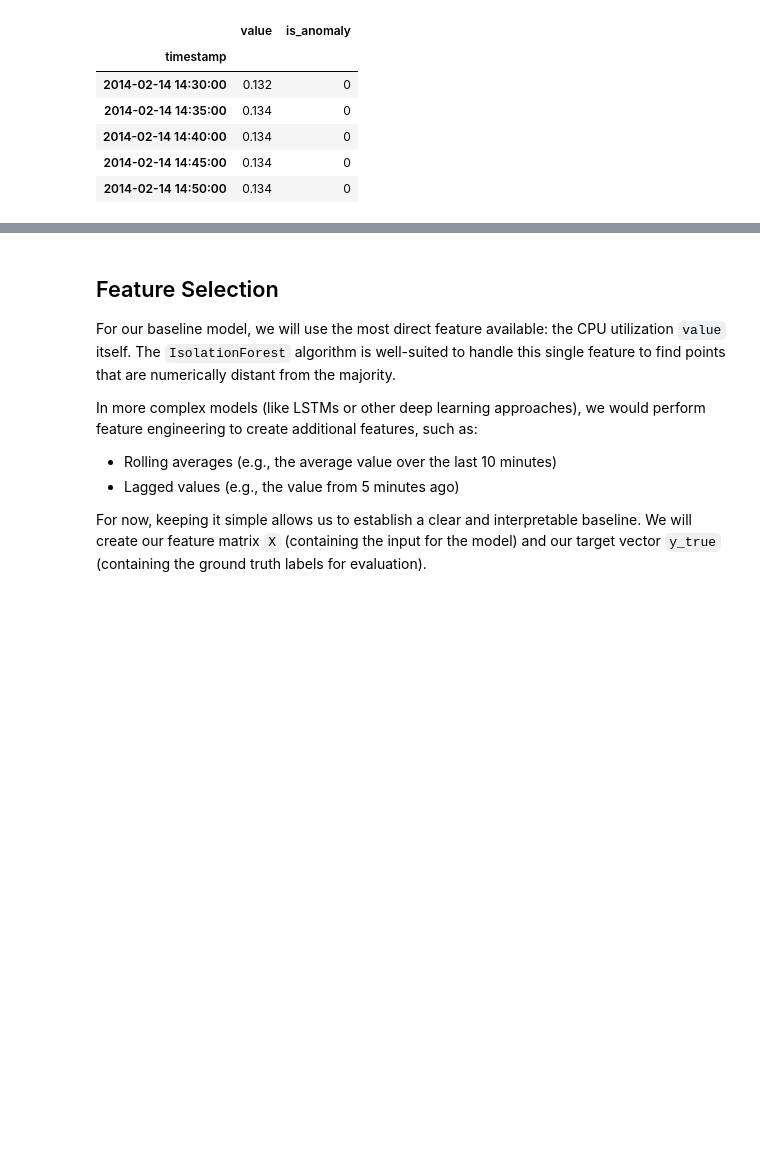
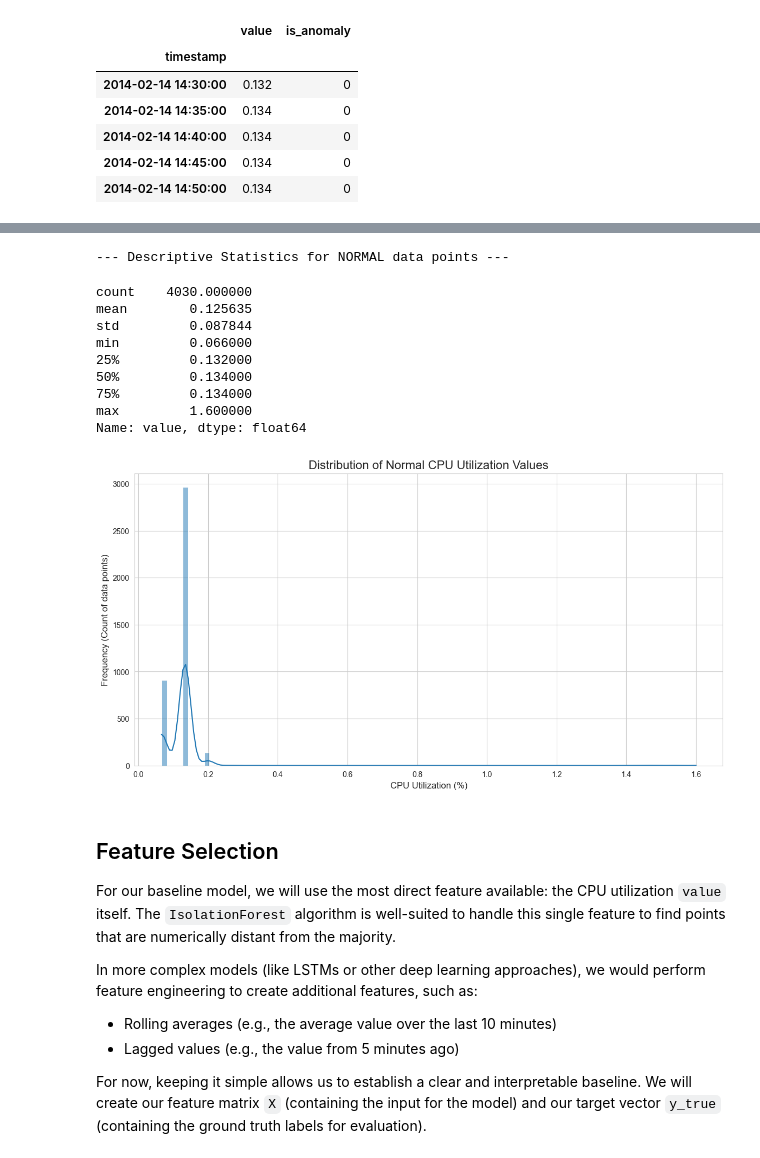
Before and after one commit to Gomes-Gustavo/real-time-anomaly-detection, a Jupyter notebook: notebooks/02-Baseline-Model-Training.ipynb, the cells around one changed output, grey strips where cells are left out. Saved outputs shown, nothing was run; the diff lists cells and outputs as text; code cells hidden in the pictures; blank space fills up the shorter version.

```diff
--- a/notebooks/02-Baseline-Model-Training.ipynb
+++ b/notebooks/02-Baseline-Model-Training.ipynb
@@ -88,3 +92,28 @@ Name: count, dtype: int64
+# %%
+normal_data = df[df['is_anomaly'] == 0]
+
+print("--- Descriptive Statistics for NORMAL data points ---")
+display(normal_data['value'].describe())
+
+plt.figure(figsize=(14, 7))
+sns.histplot(normal_data['value'], bins=100, kde=True)
+plt.title('Distribution of Normal CPU Utilization Values', fontsize=16)
+plt.xlabel('CPU Utilization (%)', fontsize=12)
+plt.ylabel('Frequency (Count of data points)', fontsize=12)
+plt.grid(True)
+plt.show()
+# %% [output]
+--- Descriptive Statistics for NORMAL data points ---
+count    4030.000000
+mean        0.125635
+std         0.087844
+min         0.066000
+25%         0.132000
+50%         0.134000
+75%         0.134000
+max         1.600000
+Name: value, dtype: float64
+[figure, added]
 # %% [markdown]
 ## Feature Selection
 
```
Also changed, not shown: parts of 1 cell of this notebook, 6 other files.
